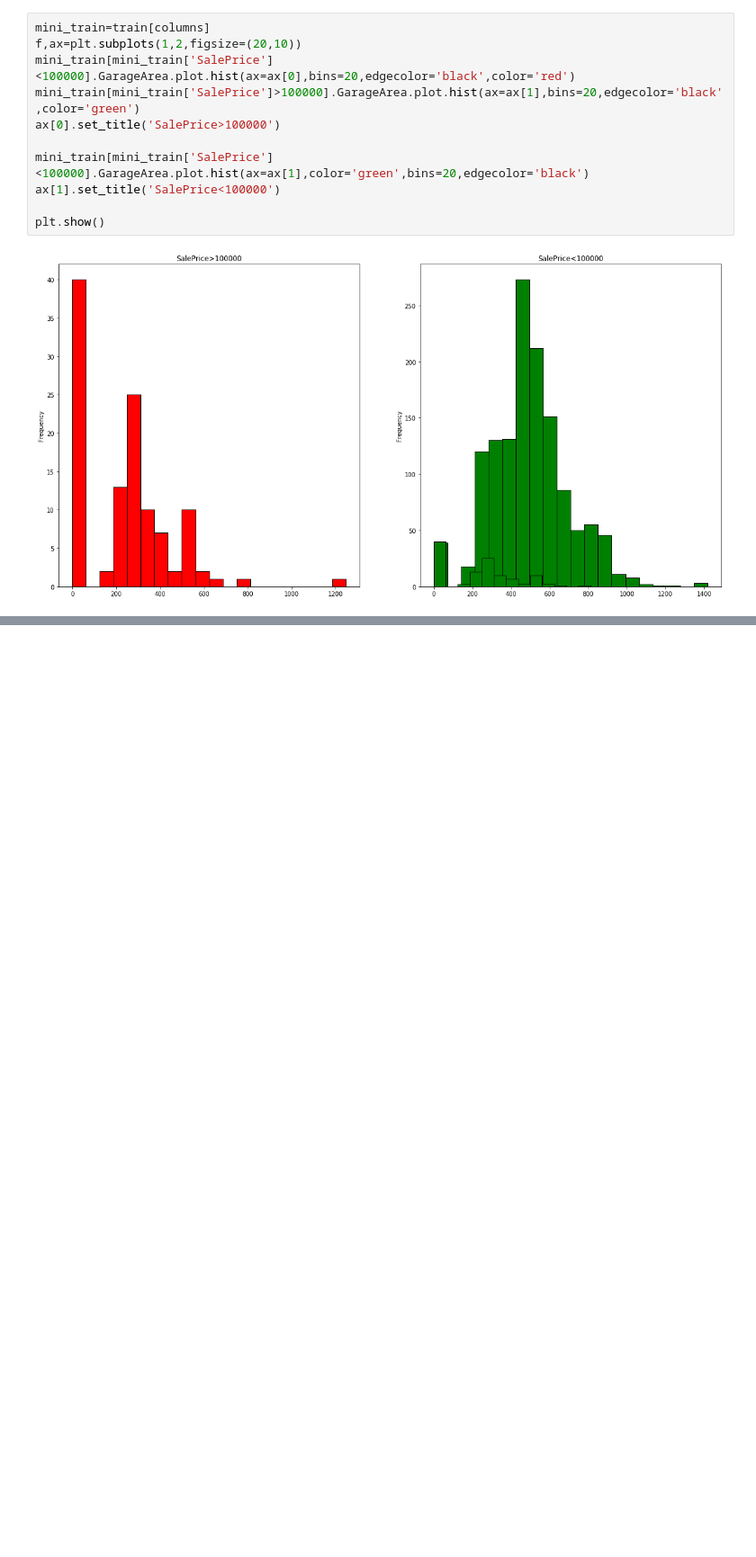
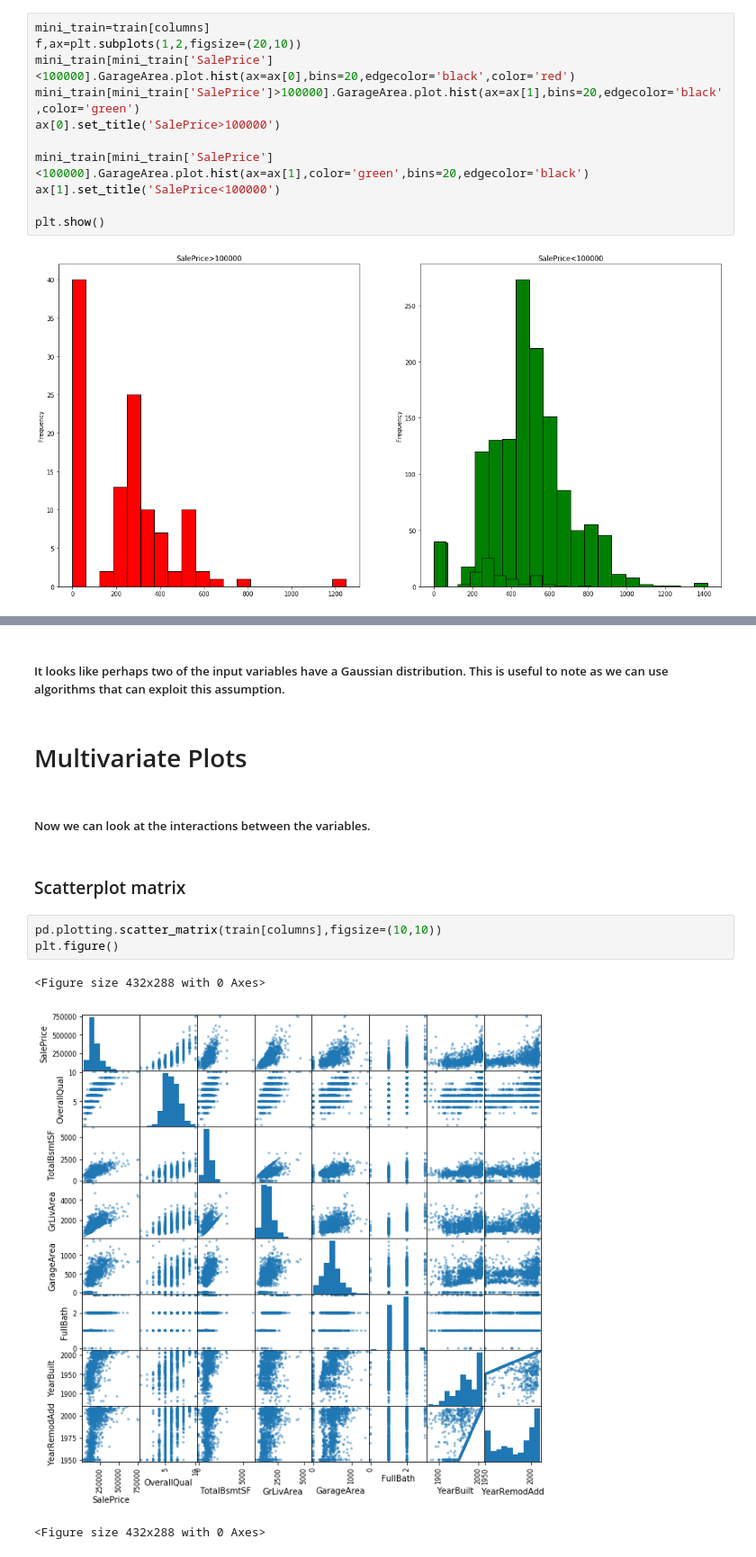
Before and after one commit to amitkabra59/Housing-Prices, a Jupyter notebook: house_pricing.ipynb, the cells around one changed output, grey strips where cells are left out. Shown at 90% size. Cells and saved outputs as stored; diff of their text form; blank space fills up the shorter version.

```diff
--- a/house_pricing.ipynb
+++ b/house_pricing.ipynb
@@ -212,0 +224,15 @@ plt.show()
+# %% [markdown]
+##### It looks like perhaps two of the input variables have a Gaussian distribution. This is useful to note as we can use algorithms that can exploit this assumption.
+# %% [markdown]
+# Multivariate Plots
+# %% [markdown]
+##### Now we can look at the interactions between the variables.
+# %% [markdown]
+### Scatterplot matrix
+# %%
+pd.plotting.scatter_matrix(train[columns],figsize=(10,10))
+plt.figure()
+# %% [output]
+<Figure size 432x288 with 0 Axes>
+[figure, added]
+<Figure size 432x288 with 0 Axes>
```
Also changed, not shown: parts of 23 cells of this notebook.
